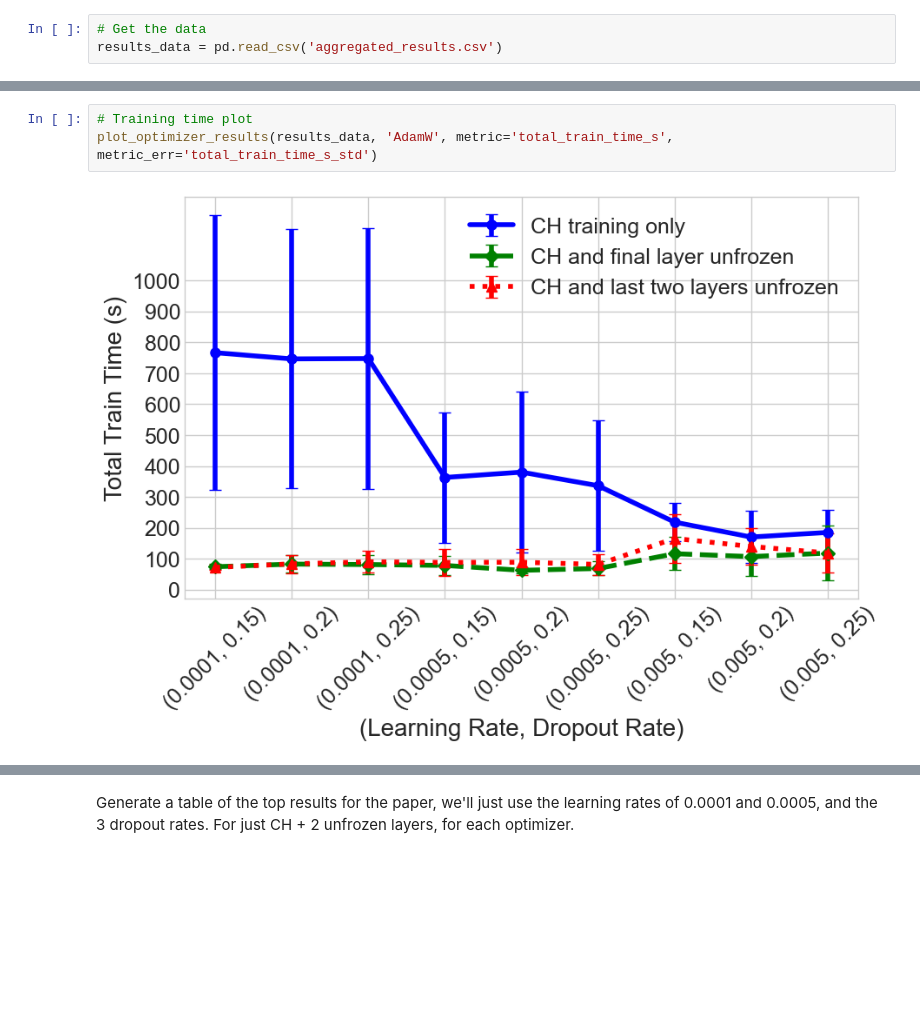
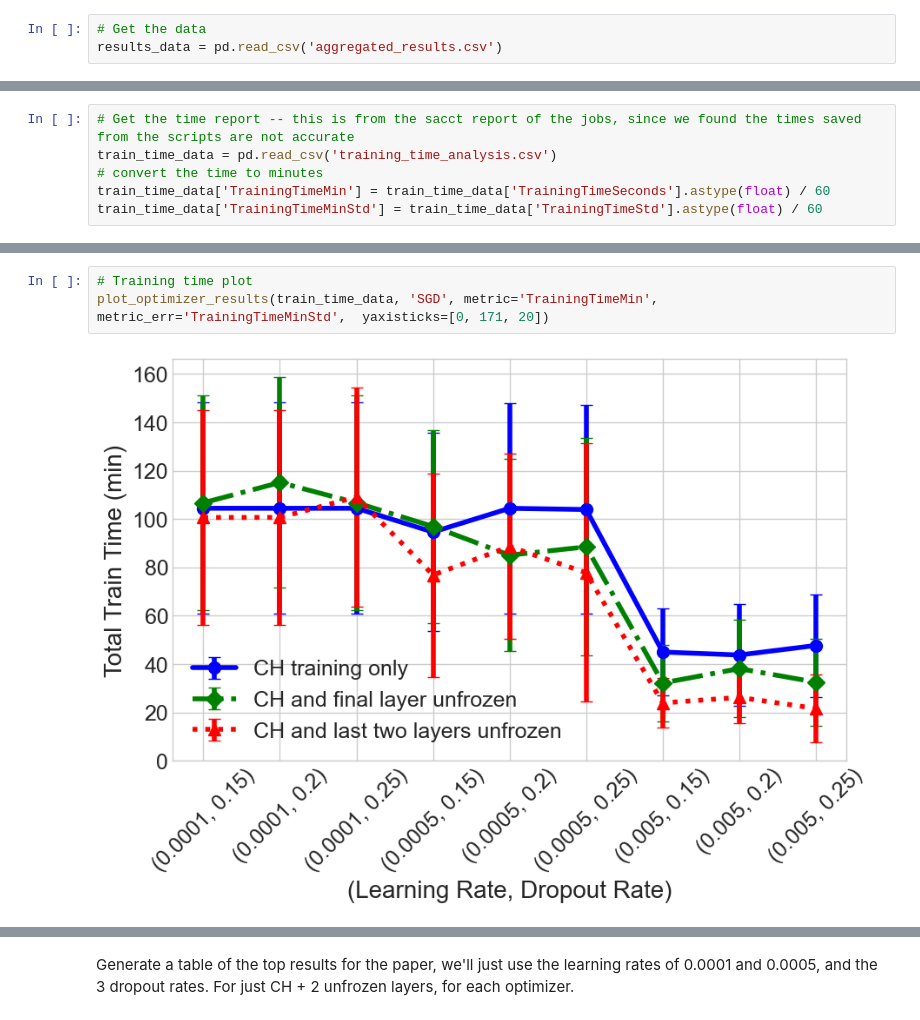
Before and after one commit to CRMDS/Kinetic-Injury-Triage, a Jupyter notebook: Results/resultsAnalysis.ipynb, the cells around one changed output, grey strips where cells are left out. Cells and saved outputs as stored; diff of their text form; blank space fills up the shorter version.

Commit message:
update jupyter file for analysing the results.

```diff
--- a/Results/resultsAnalysis.ipynb
+++ b/Results/resultsAnalysis.ipynb
@@ -106,3 +132,9 @@ def plot_optimizer_results(results_data, optimizer, metric='accuracy', metric_er
+# %%
+# Get the time report -- this is from the sacct report of the jobs, since we found the times saved from the scripts are not accurate
+train_time_data = pd.read_csv('training_time_analysis.csv')
+# convert the time to minutes
+train_time_data['TrainingTimeMin'] = train_time_data['TrainingTimeSeconds'].astype(float) / 60
+train_time_data['TrainingTimeMinStd'] = train_time_data['TrainingTimeStd'].astype(float) / 60
 # %%
 # Accuracy plot
 plot_optimizer_results(results_data, 'AdamW', metric='accuracy', metric_err='accuracy_std')
@@ -116,5 +148,5 @@ plot_optimizer_results(results_data, 'AdamW', metric='f1_score', metric_err='f1_
 # %%
 # Training time plot
-plot_optimizer_results(results_data, 'AdamW', metric='total_train_time_s', metric_err='total_train_time_s_std')
+plot_optimizer_results(train_time_data, 'SGD', metric='TrainingTimeMin', metric_err='TrainingTimeMinStd',  yaxisticks=[0, 171, 20])
 # %% [output]
-[figure, old version]
+[figure, new version]
```
Also changed, not shown: parts of 34 cells of this notebook.
